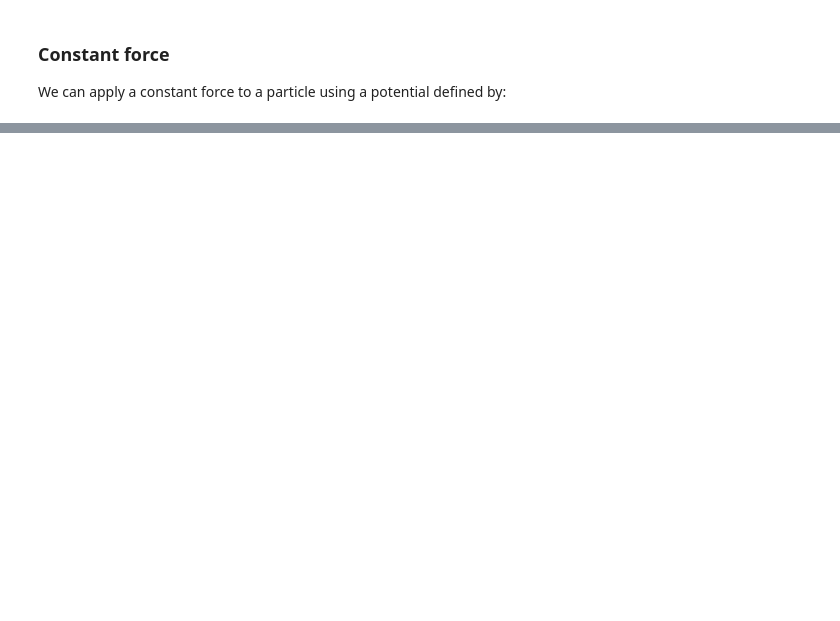
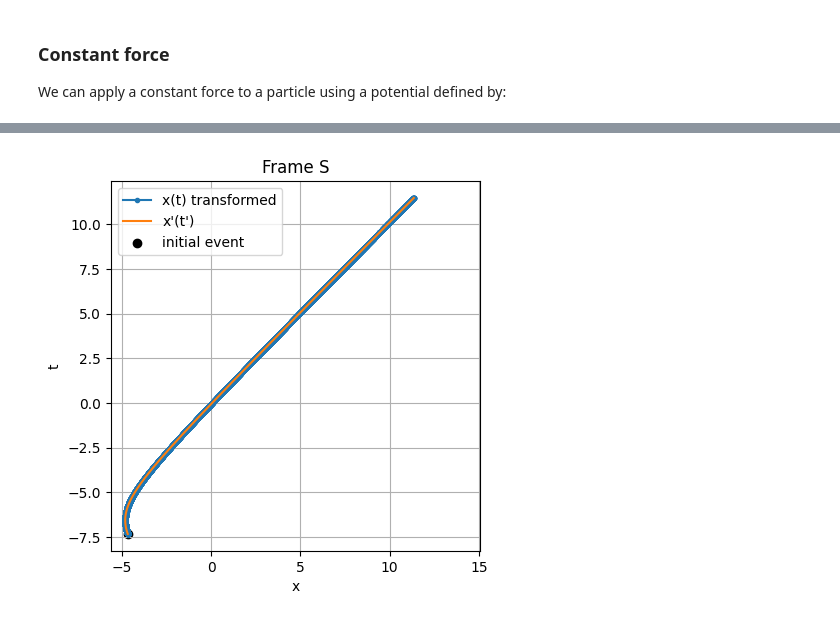
Before and after one commit to kurtamohler/physics-sims, a Jupyter notebook: notebooks/Special Relativity Lagrangian Mechanics.ipynb, the cells around one changed output, grey strips where cells are left out. Cells and saved outputs as stored; diff of their text form; code cells hidden in the pictures; blank space fills up the shorter version.

```diff
--- a/notebooks/Special Relativity Lagrangian Mechanics.ipynb
+++ b/notebooks/Special Relativity Lagrangian Mechanics.ipynb
@@ -200,0 +259,29 @@ $$ L = - m c^2 \sqrt{1 - \dot{x}^2 / c^2} + mkx $$
+# %%
+v_transform = -0.8
+traj_prime_check = np.matmul(traj, B(v_transform, c))
+
+event0_prime = np.matmul(event0, B(v_transform, c))
+run_time = traj_prime_check[-1][0] - event0_prime[0]
+
+v0_prime = three_velocity(
+    np.matmul(
+        four_velocity(v0, c),
+        B(v_transform, c)),
+    c)
+
+traj_prime = physics_sims.SimRunner().run_headless(
+    ConstantForce(event0_prime, v0_prime, m, k),
+    run_time)
+
+plt.plot(traj_prime_check.T[1], traj_prime_check.T[0], label="x(t) transformed", marker='.')
+plt.plot(traj_prime.T[1], traj_prime.T[0], label="x'(t')")
+plt.scatter(event0_prime[1], event0_prime[0], label='initial event', color='black')
+plt.axis('square')
+plt.ylabel("t")
+plt.xlabel("x")
+plt.title('Frame S')
+plt.legend()
+plt.grid()
+plt.show()
+# %% [output]
+[figure, added]
```
Also changed, not shown: parts of 19 cells of this notebook.
